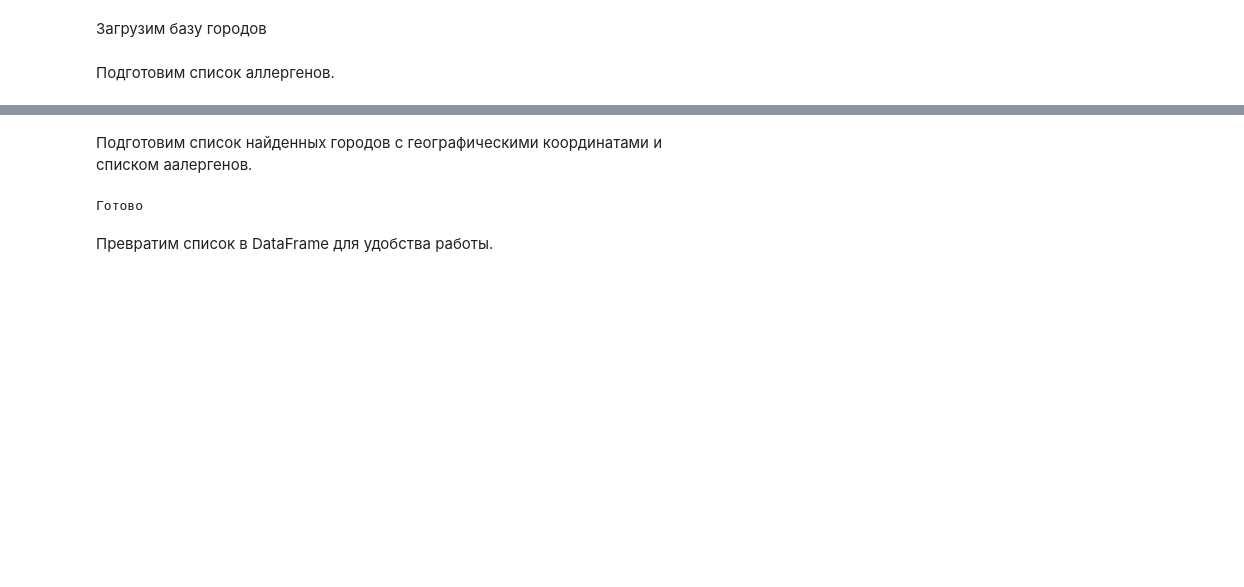
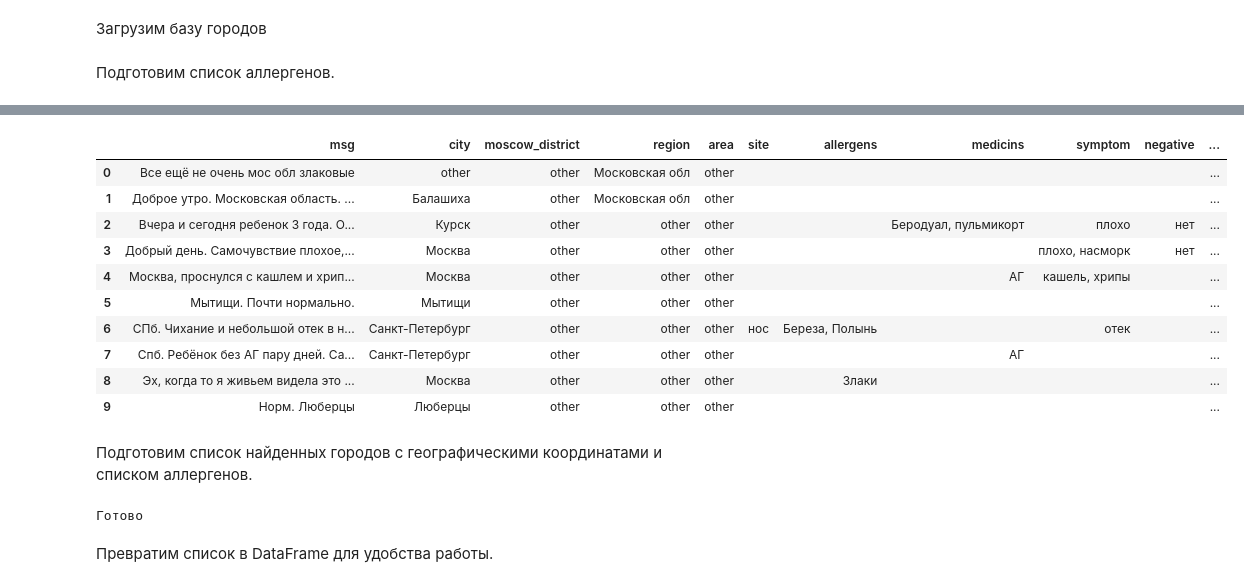
Before and after one commit to vik1109/Allergy, a Jupyter notebook: results.ipynb, the cells around one changed output, grey strips where cells are left out. Cells and saved outputs as stored; diff of their text form; code cells hidden in the pictures; blank space fills up the shorter version.

```diff
--- a/results.ipynb
+++ b/results.ipynb
@@ -192,5 +371,19 @@ Allergens done!
+# %%
+X_rest.head(10)
+# %% [output]
+|  | msg | city | moscow_district | region | area | site | allergens | medicins | symptom | negative | ... |
+| 0 | Все ещё не очень мос обл злаковые | other | other | Московская обл | other |  |  |  |  |  | ... |
+| 1 | Доброе утро. Московская область. ... | Балашиха | other | Московская обл | other |  |  |  |  |  | ... |
+| 2 | Вчера и сегодня ребенок 3 года. О... | Курск | other | other | other |  |  | Беродуал, пульмикорт | плохо | нет | ... |
+| 3 | Добрый день. Самочувствие плохое,... | Москва | other | other | other |  |  |  | плохо, насморк | нет | ... |
+| 4 | Москва, проснулся с кашлем и хрип... | Москва | other | other | other |  |  | АГ | кашель, хрипы |  | ... |
+| 5 | Мытищи. Почти нормально. | Мытищи | other | other | other |  |  |  |  |  | ... |
+| 6 | СПб. Чихание и небольшой отек в н... | Санкт-Петербург | other | other | other | нос | Береза, Полынь |  | отек |  | ... |
+| 7 | Спб. Ребёнок без АГ пару дней. Са... | Санкт-Петербург | other | other | other |  |  | АГ |  |  | ... |
+| 8 | Эх, когда то я живьем видела это ... | Москва | other | other | other |  | Злаки |  |  |  | ... |
+| 9 | Норм. Люберцы | Люберцы | other | other | other |  |  |  |  |  | ... |
 # %% [markdown]
-Подготовим список найденных городов с географическими координатами и списком аалергенов.
+Подготовим список найденных городов с географическими координатами и списком аллергенов.
 # %%
 city_geo = []
 for i in range(len(cities['city'])):
```
Also changed, not shown: parts of 5 cells of this notebook.
